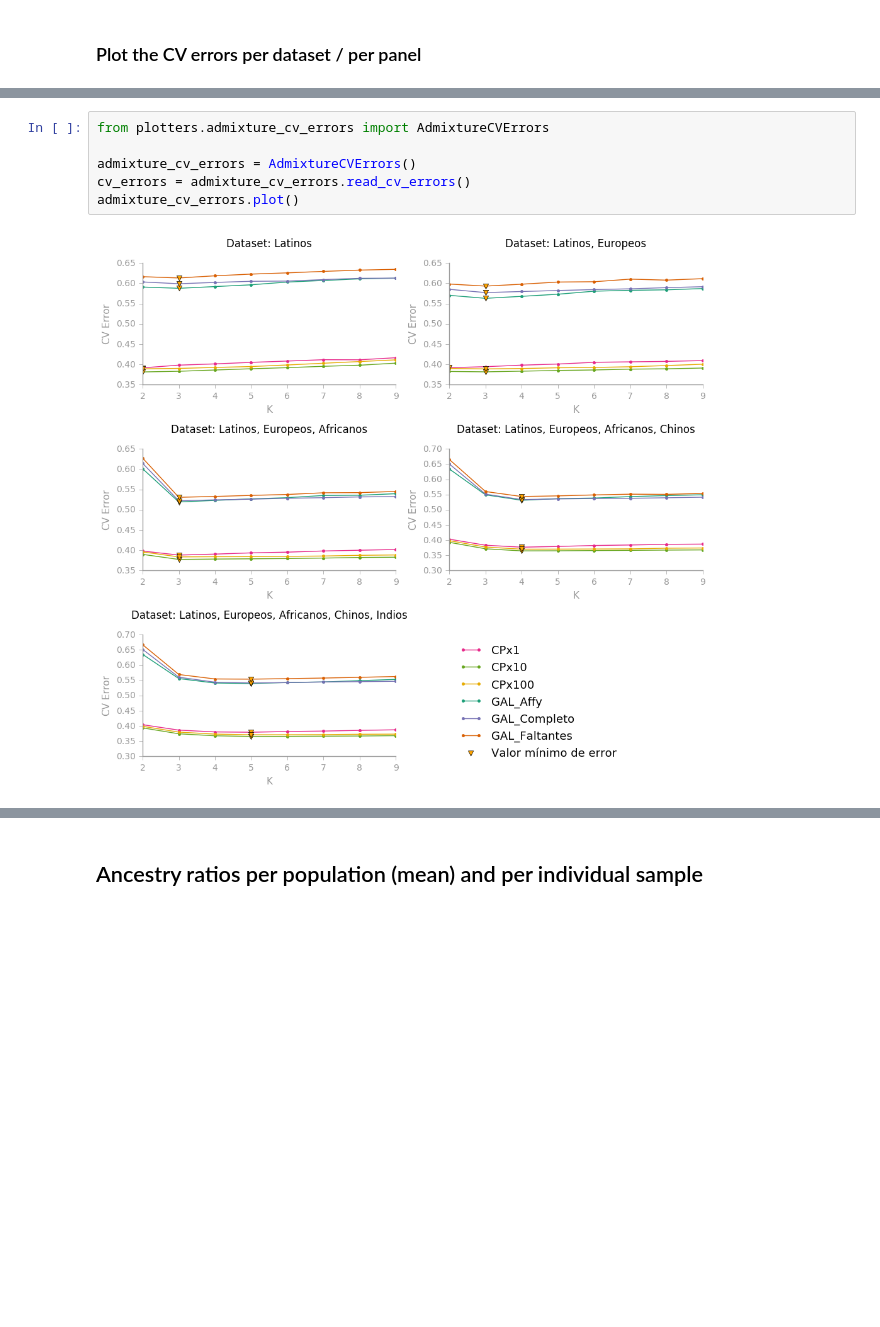
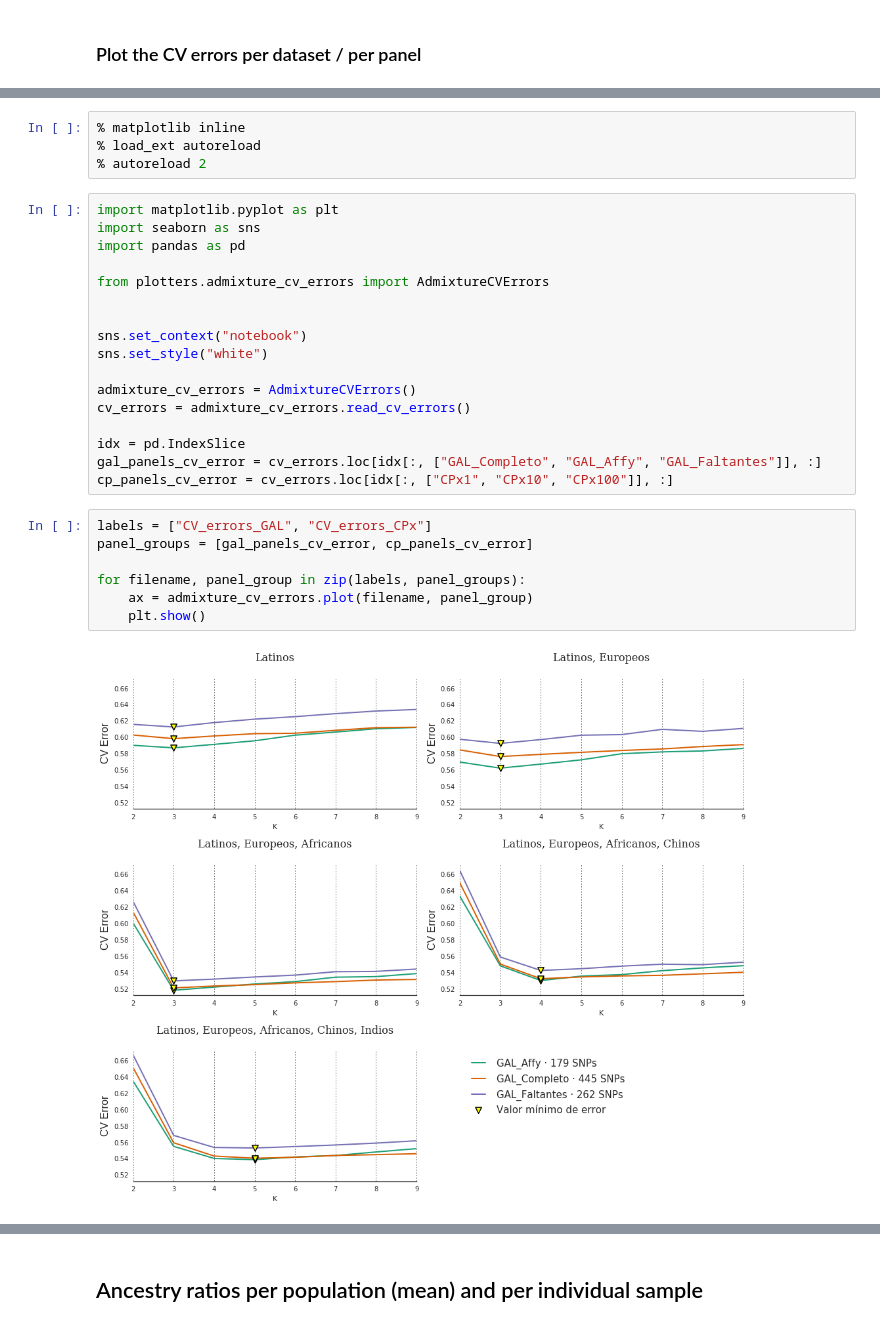
Before and after one commit to jmberros/tesina, a Jupyter notebook: tesina__ADMIXTURE.ipynb, the cells around one changed output, grey strips where cells are left out. Cells and saved outputs as stored; diff of their text form; blank space fills up the shorter version.

Commit message:
improved cv errors charts

```diff
--- a/tesina__ADMIXTURE.ipynb
+++ b/tesina__ADMIXTURE.ipynb
@@ -73,8 +50,30 @@ admixture_cv_errors.plot()
-# %%
-from plotters.admixture_cv_errors import AdmixtureCVErrors
-
-admixture_cv_errors = AdmixtureCVErrors()
-cv_errors = admixture_cv_errors.read_cv_errors()
-admixture_cv_errors.plot()
-# %% [output]
-[figure, removed]
+# %%
+% matplotlib inline
+% load_ext autoreload
+% autoreload 2
+# %%
+import matplotlib.pyplot as plt
+import seaborn as sns
+import pandas as pd
+
+from plotters.admixture_cv_errors import AdmixtureCVErrors
+
+
+sns.set_context("notebook")
+sns.set_style("white")
+
+admixture_cv_errors = AdmixtureCVErrors()
+cv_errors = admixture_cv_errors.read_cv_errors()
+
+idx = pd.IndexSlice
+gal_panels_cv_error = cv_errors.loc[idx[:, ["GAL_Completo", "GAL_Affy", "GAL_Faltantes"]], :]
+cp_panels_cv_error = cv_errors.loc[idx[:, ["CPx1", "CPx10", "CPx100"]], :]
+# %%
+labels = ["CV_errors_GAL", "CV_errors_CPx"]
+panel_groups = [gal_panels_cv_error, cp_panels_cv_error]
+
+for filename, panel_group in zip(labels, panel_groups):
+    ax = admixture_cv_errors.plot(filename, panel_group)
+    plt.show()
+# %% [output]
+[figure, added]
```
Also changed, not shown: parts of 4 cells of this notebook, 3 other files.
